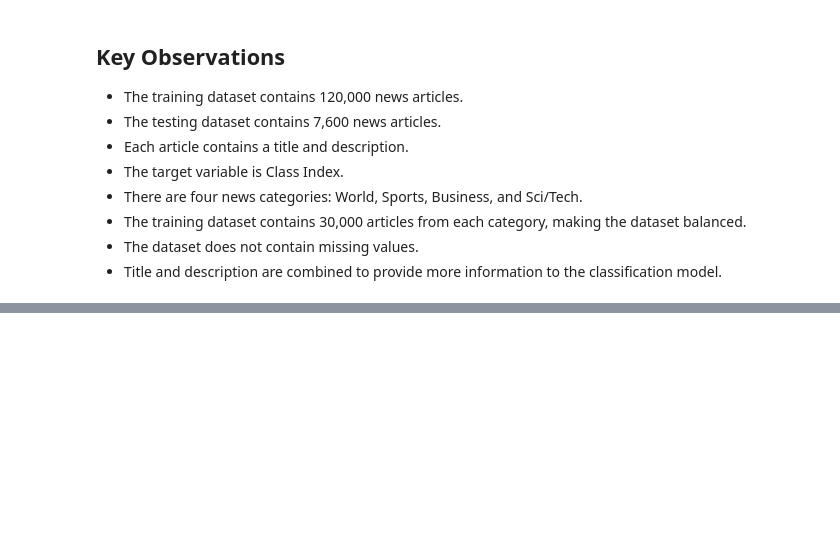
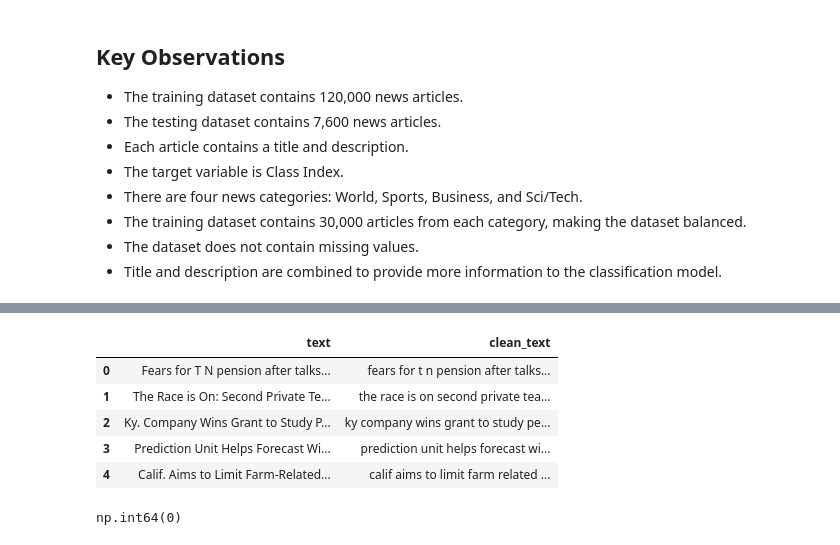
Before and after one commit to shrishtiig/News_Classification_NLP, a Jupyter notebook: notebooks/news_classification.ipynb, the cells around one changed output, grey strips where cells are left out. Cells and saved outputs as stored; diff of their text form; code cells hidden in the pictures; blank space fills up the shorter version.

```diff
--- a/notebooks/news_classification.ipynb
+++ b/notebooks/news_classification.ipynb
@@ -222,0 +269,13 @@ train_df[["Title", "Description", "text"]].head()
+# %%
+test_df[["text", "clean_text"]].head()
+# %% [output]
+|  | text | clean_text |
+| 0 | Fears for T N pension after talks... | fears for t n pension after talks... |
+| 1 | The Race is On: Second Private Te... | the race is on second private tea... |
+| 2 | Ky. Company Wins Grant to Study P... | ky company wins grant to study pe... |
+| 3 | Prediction Unit Helps Forecast Wi... | prediction unit helps forecast wi... |
+| 4 | Calif. Aims to Limit Farm-Related... | calif aims to limit farm related ... |
+# %%
+train_df["clean_text"].isnull().sum()
+# %% [output]
+np.int64(0)
```
Also changed, not shown: parts of 8 cells of this notebook.
